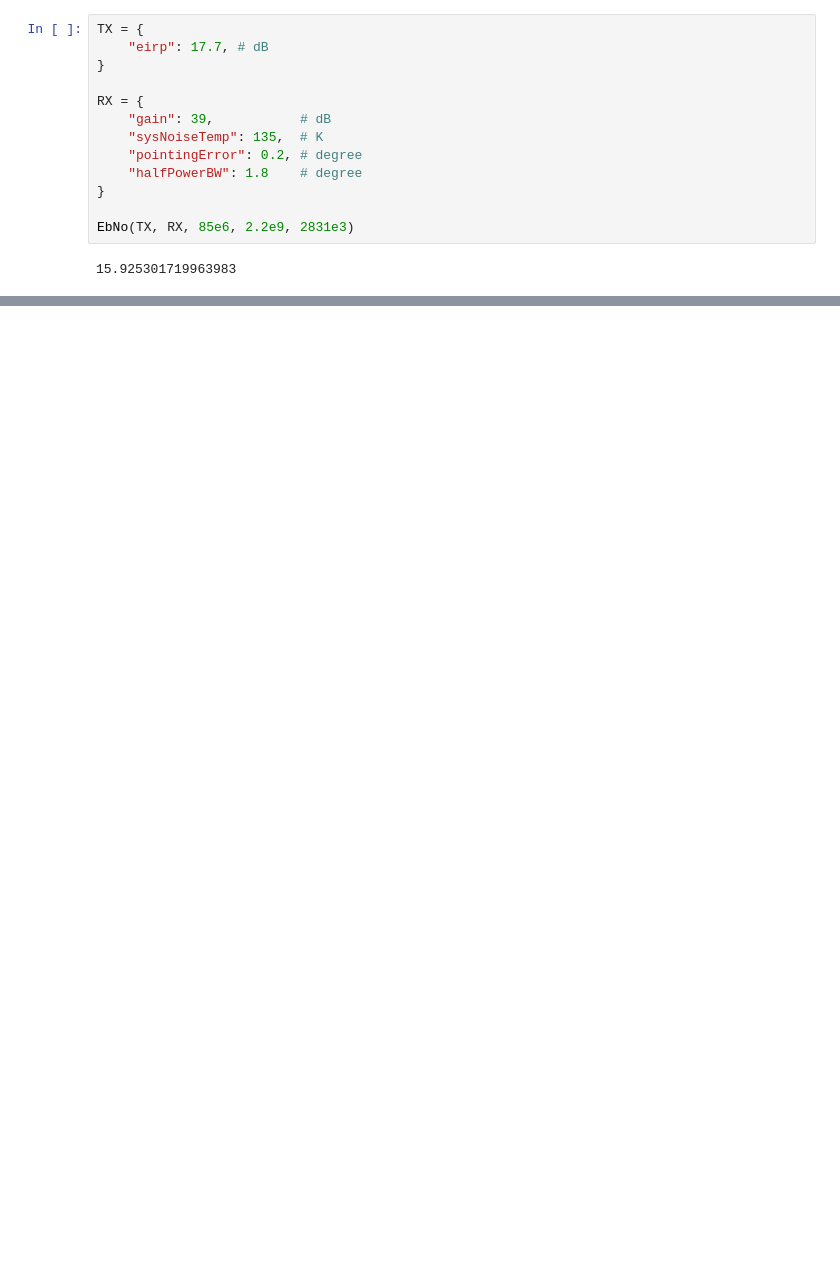
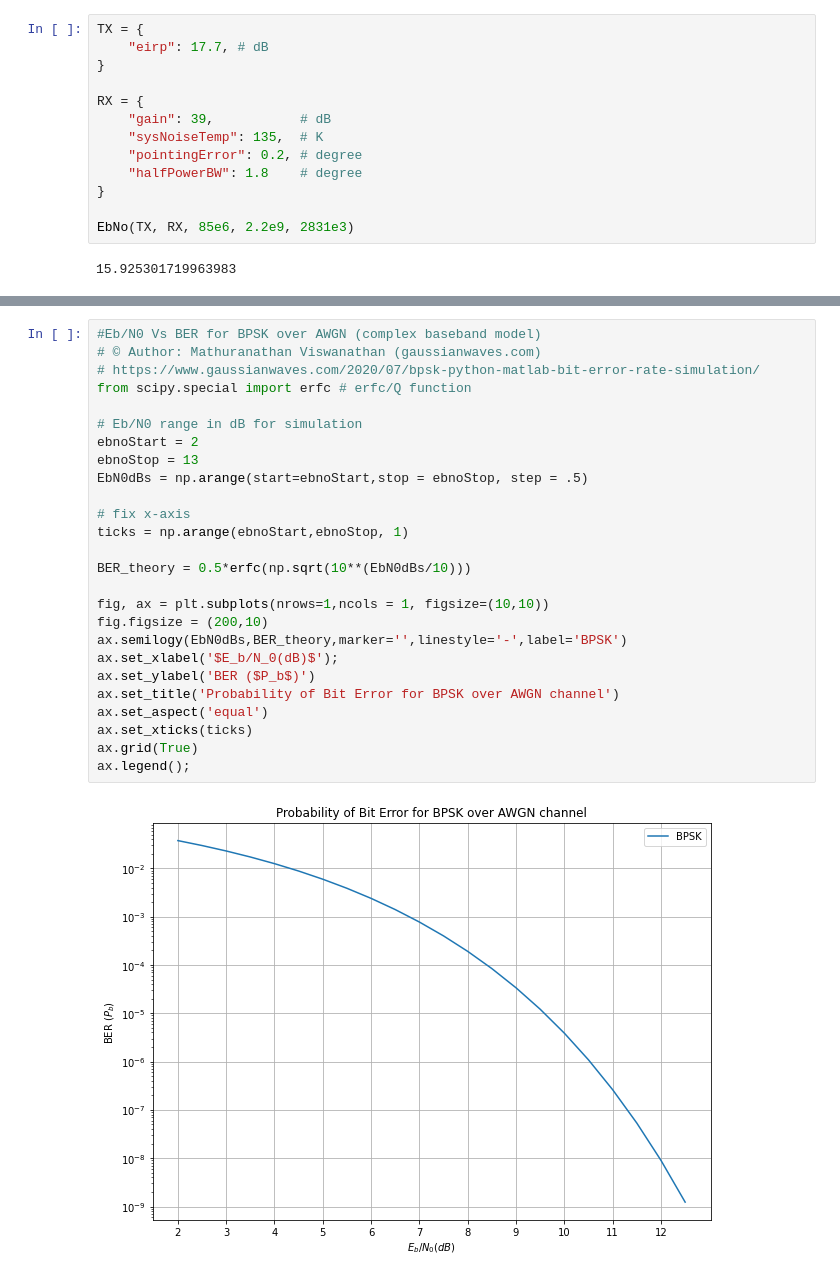
Before and after one commit to walchko/bearsnacks, a Jupyter notebook: space/draft/comm/comm-firesat.ipynb, the cells around one changed output, grey strips where cells are left out. Cells and saved outputs as stored; diff of their text form; blank space fills up the shorter version.

```diff
--- a/space/draft/comm/comm-firesat.ipynb
+++ b/space/draft/comm/comm-firesat.ipynb
@@ -242,4 +401,32 @@ blah ...
 - [BPSK Bit Error Rate Calculation Using Python](http://www.raymaps.com/index.php/bpsk-bit-error-rate-calculation-using-python/)
+# %%
+#Eb/N0 Vs BER for BPSK over AWGN (complex baseband model)
+# © Author: Mathuranathan Viswanathan (gaussianwaves.com)
+# https://www.gaussianwaves.com/2020/07/bpsk-python-matlab-bit-error-rate-simulation/
+from scipy.special import erfc # erfc/Q function
+
+# Eb/N0 range in dB for simulation
+ebnoStart = 2
+ebnoStop = 13
+EbN0dBs = np.arange(start=ebnoStart,stop = ebnoStop, step = .5)
+
+# fix x-axis
+ticks = np.arange(ebnoStart,ebnoStop, 1)
+
+BER_theory = 0.5*erfc(np.sqrt(10**(EbN0dBs/10)))
+
+fig, ax = plt.subplots(nrows=1,ncols = 1, figsize=(10,10))
+fig.figsize = (200,10)
+ax.semilogy(EbN0dBs,BER_theory,marker='',linestyle='-',label='BPSK')
+ax.set_xlabel('$E_b/N_0(dB)$');
+ax.set_ylabel('BER ($P_b$)')
+ax.set_title('Probability of Bit Error for BPSK over AWGN channel')
+ax.set_aspect('equal')
+ax.set_xticks(ticks)
+ax.grid(True)
+ax.legend();
+# %% [output]
+[figure, added]
 # %%
 from numpy import sqrt
 from numpy.random import rand, randn
```
Also changed, not shown: parts of 23 cells of this notebook, 9 other files.
